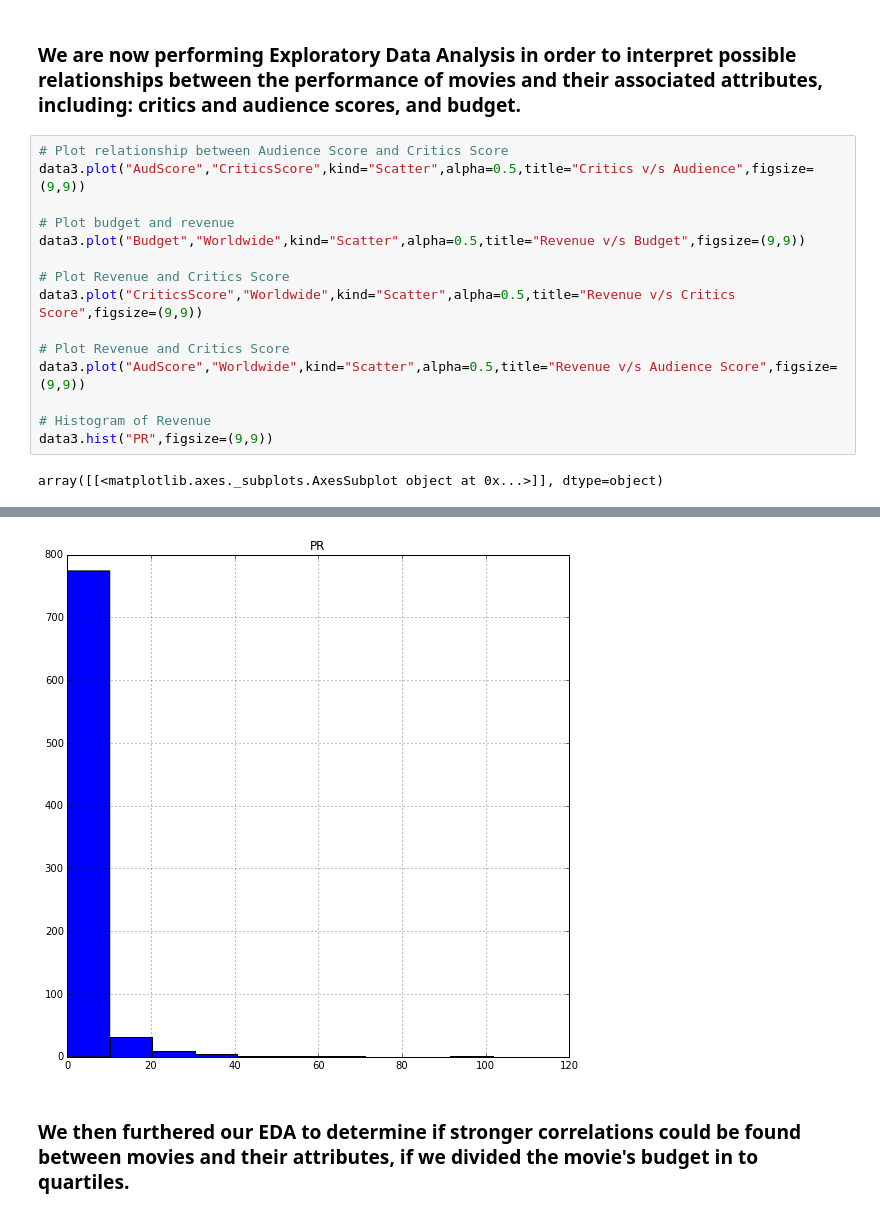
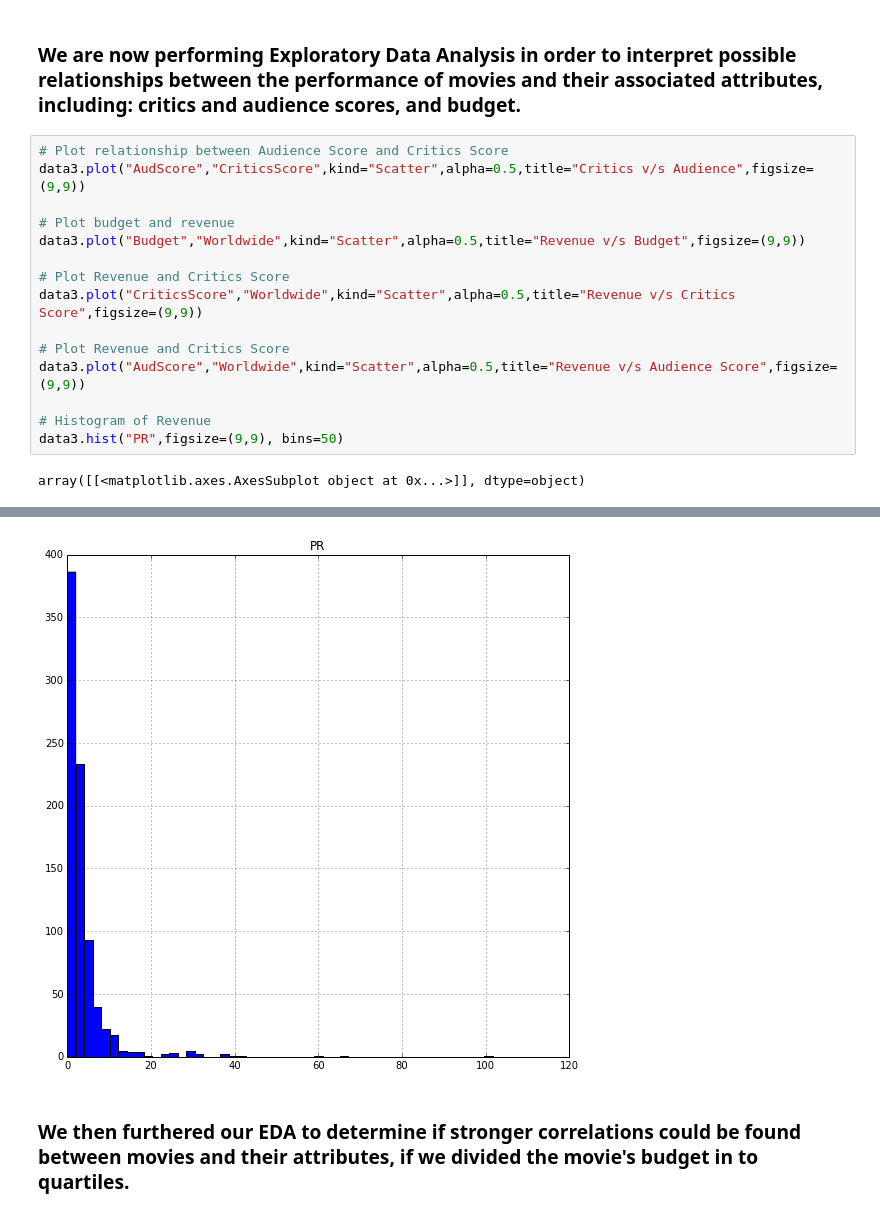
Before and after one commit to akhilketkar/cs209-project, a Jupyter notebook: Process_Book.ipynb, the cells around one changed output, grey strips where cells are left out. Saved outputs shown, nothing was run; the diff lists cells and outputs as text.

```diff
--- a/Process_Book.ipynb
+++ b/Process_Book.ipynb
@@ -56,25 +55,25 @@ data3.head()
 # %%
 # Plot relationship between Audience Score and Critics Score
 data3.plot("AudScore","CriticsScore",kind="Scatter",alpha=0.5,title="Critics v/s Audience",figsize=(9,9))
 
 # Plot budget and revenue
 data3.plot("Budget","Worldwide",kind="Scatter",alpha=0.5,title="Revenue v/s Budget",figsize=(9,9))
 
 # Plot Revenue and Critics Score
 data3.plot("CriticsScore","Worldwide",kind="Scatter",alpha=0.5,title="Revenue v/s Critics Score",figsize=(9,9))
 
 # Plot Revenue and Critics Score
 data3.plot("AudScore","Worldwide",kind="Scatter",alpha=0.5,title="Revenue v/s Audience Score",figsize=(9,9))
 
 # Histogram of Revenue
-data3.hist("PR",figsize=(9,9))
+data3.hist("PR",figsize=(9,9), bins=50)
 # %% [output]
-array([[<matplotlib.axes._subplots.AxesSubplot object at 0x...>]], dtype=object)
+array([[<matplotlib.axes.AxesSubplot object at 0x...>]], dtype=object)
 [figure]
 [figure]
 [figure]
 [figure]
-[figure, old version]
+[figure, new version]
 # %% [markdown]
 ### We then furthered our EDA to determine if stronger correlations could be found between movies and their attributes, if we divided the movie's budget in to quartiles.
 # %%
```
Also changed, not shown: parts of 75 cells of this notebook.
